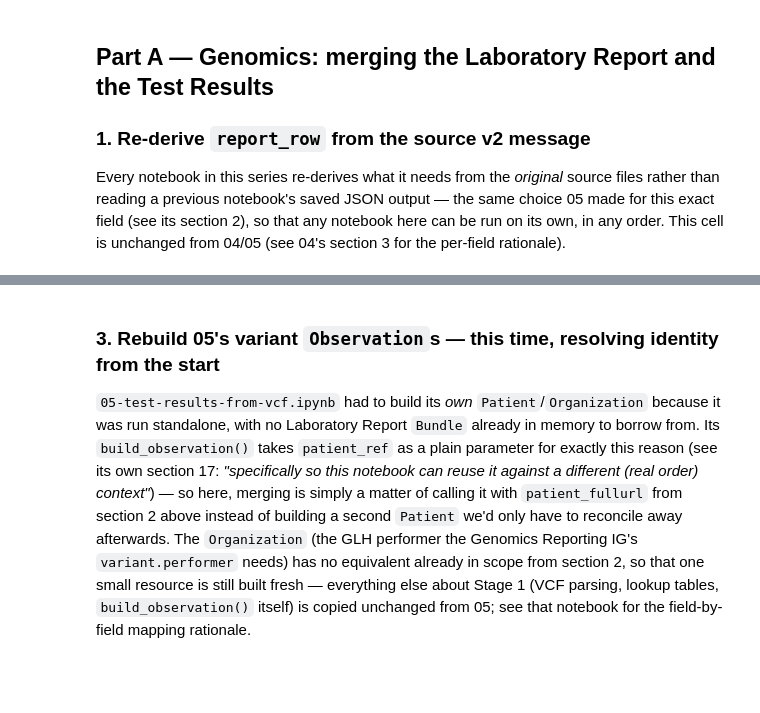
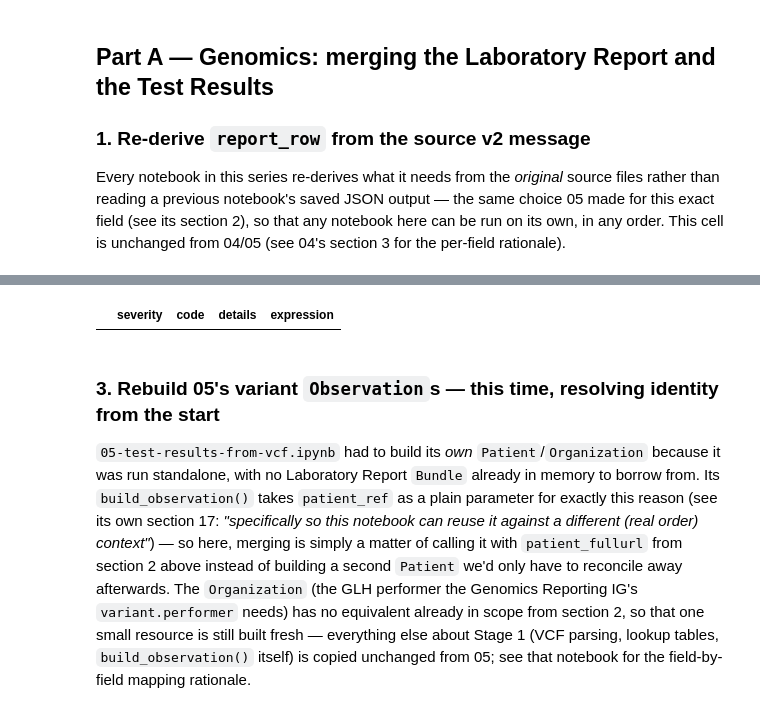
Before and after one commit to nw-gmsa/Testing, a Jupyter notebook: notebooks/06-eu-laboratory-report-fhir-document.ipynb, the cells around one changed output, grey strips where cells are left out. Cells and saved outputs as stored; diff of their text form; code cells hidden in the pictures; blank space fills up the shorter version.

```diff
--- a/notebooks/06-eu-laboratory-report-fhir-document.ipynb
+++ b/notebooks/06-eu-laboratory-report-fhir-document.ipynb
@@ -120,6 +120,7 @@ GLH_NAME = "NHS North West Genomics"
 
 DIAGNOSTIC_REPORT_PROFILE = "https://fhir.nwgenomics.nhs.uk/StructureDefinition/DiagnosticReport"
 NWGMSA_OBSERVATION_PROFILE = "https://fhir.nwgenomics.nhs.uk/StructureDefinition/Observation"
+SPECIMEN_PROFILE = "https://fhir.nwgenomics.nhs.uk/StructureDefinition/Specimen"
 GENOMICS_VARIANT_PROFILE = "http://hl7.org/fhir/uv/genomics-reporting/StructureDefinition/variant"
 GENOMICS_REPORT_PROFILE = "http://hl7.org/fhir/uv/genomics-reporting/StructureDefinition/genomic-report"
 GENOMICS_REPORTING_IG = "hl7.fhir.uv.genomics-reporting#3.0.0"
@@ -298 +351,16 @@ notebook only adds new checks where the content actually changes (sections 4, 6,
+# %%
+specimen_fullurl = f"urn:uuid:{uuid4()}"
+specimen = {
+    "resourceType": "Specimen",
+    "meta": {"profile": [SPECIMEN_PROFILE]},
+    "status": "available",
+    "type": {"coding": [{"system": "http://snomed.info/sct", "code": "258580003", "display": "Whole blood specimen"}]},
+    "subject": {"reference": patient_fullurl,
+                "identifier": {"system": NHS_NUMBER_SYSTEM, "type": {"coding": [{"system": V2_0203, "code": "NH"}]}, "value": report_row["nhs_number"]}},
+    "receivedTime": report_row["specimen_received_datetime"],
+}
+
+validate_resource(specimen, ["package.tgz"], [SPECIMEN_PROFILE])
+# %% [output]
+|  | severity | code | details | expression |
 # %%
```
Also changed, not shown: parts of 24 cells of this notebook, 6 other files.
